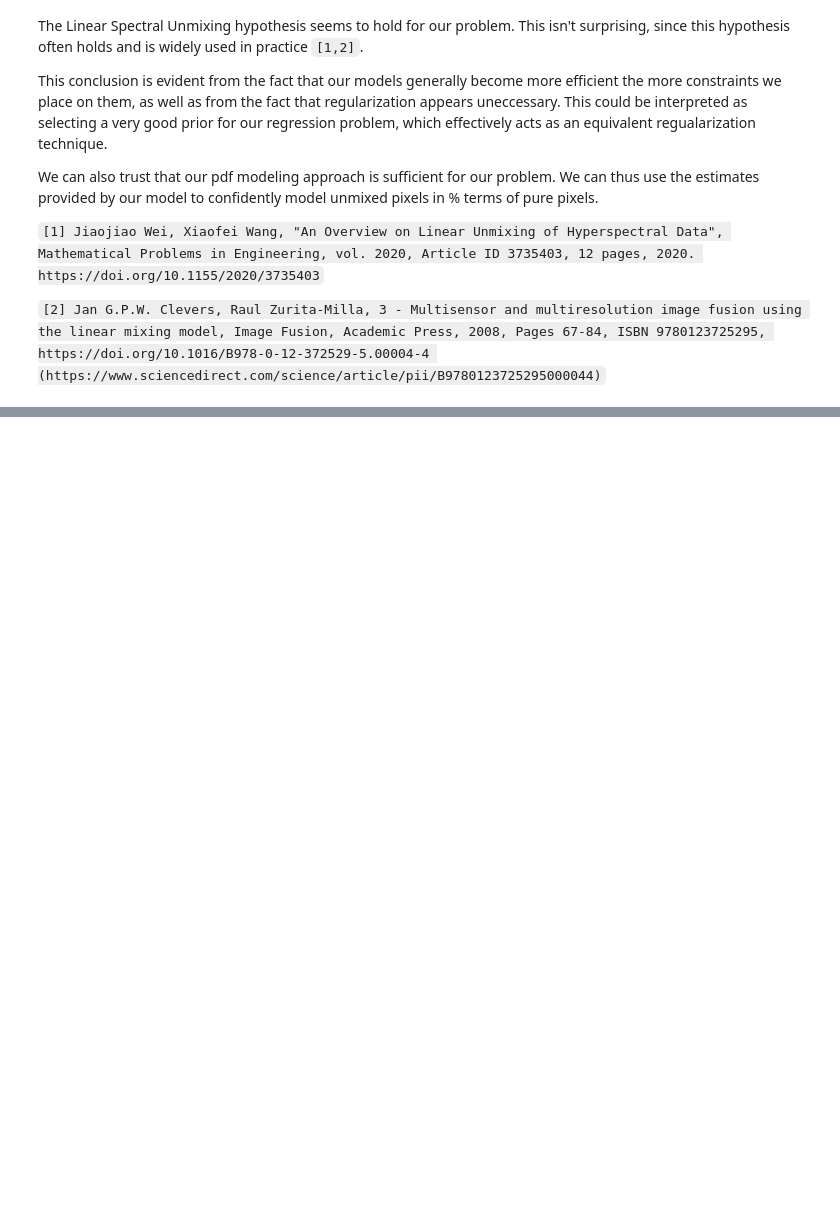
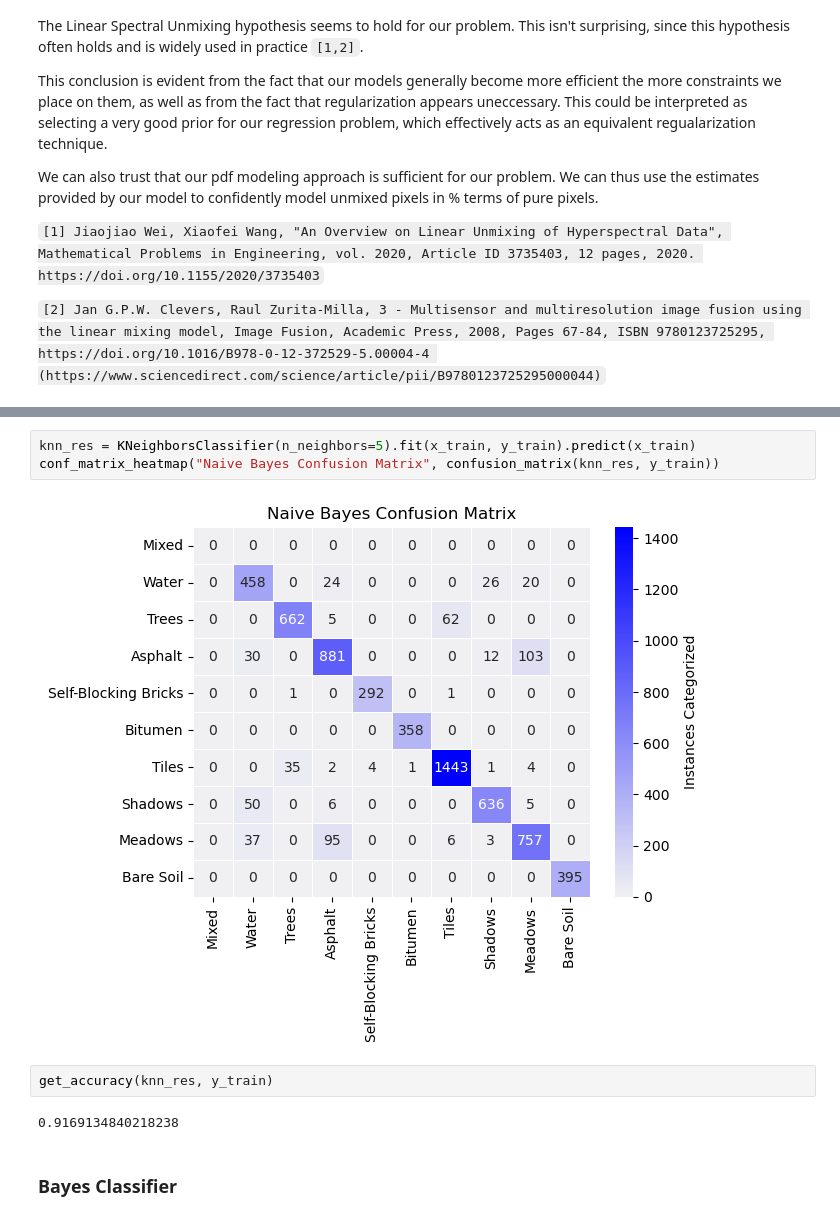
Before and after one commit to dimits-ts/hyperspectral-imaging, a Jupyter notebook: Project_AUEB.ipynb, the cells around one changed output, grey strips where cells are left out. Cells and saved outputs as stored; diff of their text form; blank space fills up the shorter version.

```diff
--- a/Project_AUEB.ipynb
+++ b/Project_AUEB.ipynb
@@ -416,0 +543,11 @@ plt.show()
+# %%
+knn_res = KNeighborsClassifier(n_neighbors=5).fit(x_train, y_train).predict(x_train)
+conf_matrix_heatmap("Naive Bayes Confusion Matrix", confusion_matrix(knn_res, y_train))
+# %% [output]
+[figure, added]
+# %%
+get_accuracy(knn_res, y_train)
+# %% [output]
+0.9169134840218238
+# %% [markdown]
+### Bayes Classifier
```
Also changed, not shown: parts of 31 cells of this notebook.
